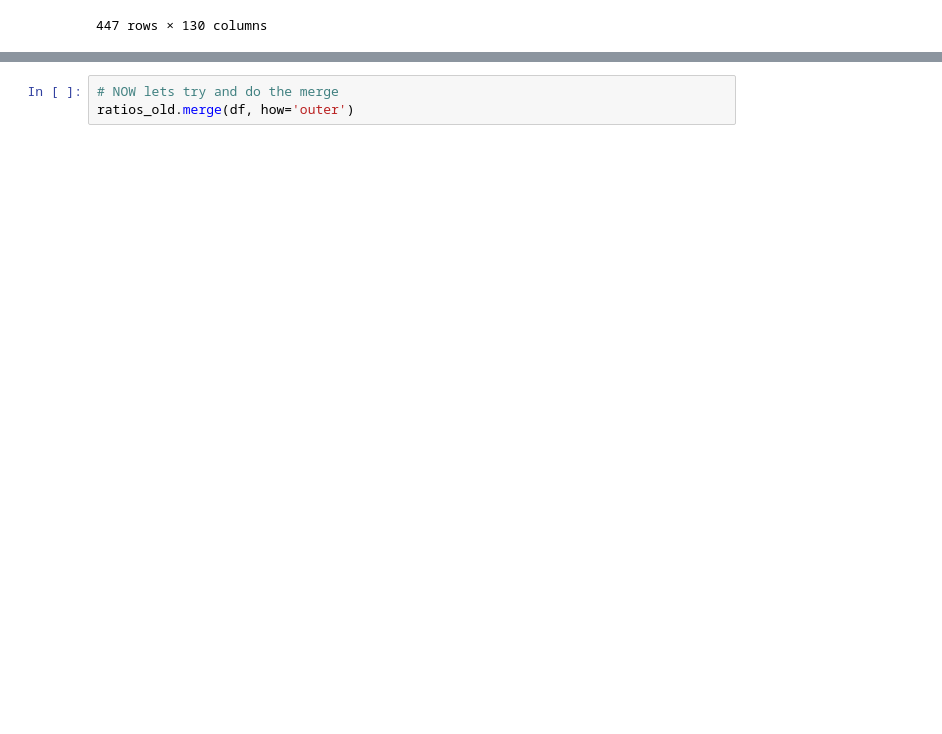
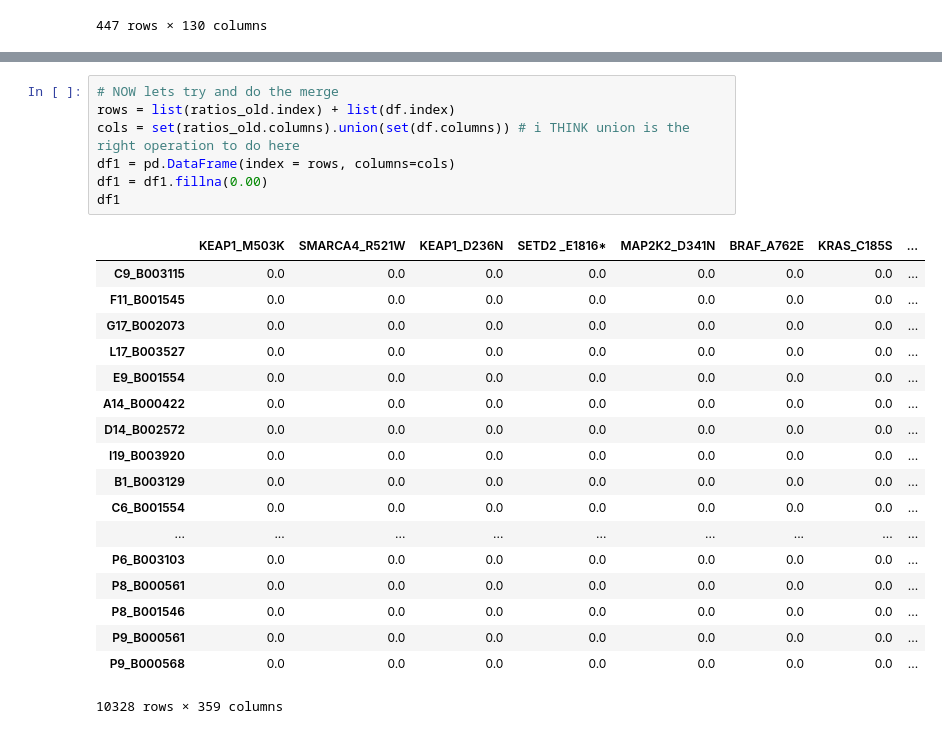
Before and after one commit to lincoln-harris/process_new_cells, a Jupyter notebook: process_SNPs/concat.ipynb, the cells around one changed output, grey strips where cells are left out. Drawn from its saved outputs; the diff is of its cells as text; blank space fills up the shorter version.

Commit message:
adding manual merge code -- slow as hell

```diff
--- a/process_SNPs/concat.ipynb
+++ b/process_SNPs/concat.ipynb
@@ -238,3 +242,26 @@ print(df.shape)
-# %%
-# NOW lets try and do the merge
-ratios_old.merge(df, how='outer')
+# %%
+# NOW lets try and do the merge
+rows = list(ratios_old.index) + list(df.index)
+cols = set(ratios_old.columns).union(set(df.columns)) # i THINK union is the right operation to do here
+df1 = pd.DataFrame(index = rows, columns=cols)
+df1 = df1.fillna(0.00)
+df1
+# %% [output]
+|  | KEAP1_M503K | SMARCA4_R521W | KEAP1_D236N | SETD2 _E1816* | MAP2K2_D341N | BRAF_A762E | KRAS_C185S | ... |
+| C9_B003115 | 0.0 | 0.0 | 0.0 | 0.0 | 0.0 | 0.0 | 0.0 | ... |
+| F11_B001545 | 0.0 | 0.0 | 0.0 | 0.0 | 0.0 | 0.0 | 0.0 | ... |
+| G17_B002073 | 0.0 | 0.0 | 0.0 | 0.0 | 0.0 | 0.0 | 0.0 | ... |
+| L17_B003527 | 0.0 | 0.0 | 0.0 | 0.0 | 0.0 | 0.0 | 0.0 | ... |
+| E9_B001554 | 0.0 | 0.0 | 0.0 | 0.0 | 0.0 | 0.0 | 0.0 | ... |
+| A14_B000422 | 0.0 | 0.0 | 0.0 | 0.0 | 0.0 | 0.0 | 0.0 | ... |
+| D14_B002572 | 0.0 | 0.0 | 0.0 | 0.0 | 0.0 | 0.0 | 0.0 | ... |
+| I19_B003920 | 0.0 | 0.0 | 0.0 | 0.0 | 0.0 | 0.0 | 0.0 | ... |
+| B1_B003129 | 0.0 | 0.0 | 0.0 | 0.0 | 0.0 | 0.0 | 0.0 | ... |
+| C6_B001554 | 0.0 | 0.0 | 0.0 | 0.0 | 0.0 | 0.0 | 0.0 | ... |
+| ... | ... | ... | ... | ... | ... | ... | ... | ... |
+| P6_B003103 | 0.0 | 0.0 | 0.0 | 0.0 | 0.0 | 0.0 | 0.0 | ... |
+| P8_B000561 | 0.0 | 0.0 | 0.0 | 0.0 | 0.0 | 0.0 | 0.0 | ... |
+| P8_B001546 | 0.0 | 0.0 | 0.0 | 0.0 | 0.0 | 0.0 | 0.0 | ... |
+| P9_B000561 | 0.0 | 0.0 | 0.0 | 0.0 | 0.0 | 0.0 | 0.0 | ... |
+| P9_B000568 | 0.0 | 0.0 | 0.0 | 0.0 | 0.0 | 0.0 | 0.0 | ... |
+10328 rows × 359 columns
```
Also changed, not shown: parts of 3 cells of this notebook.
